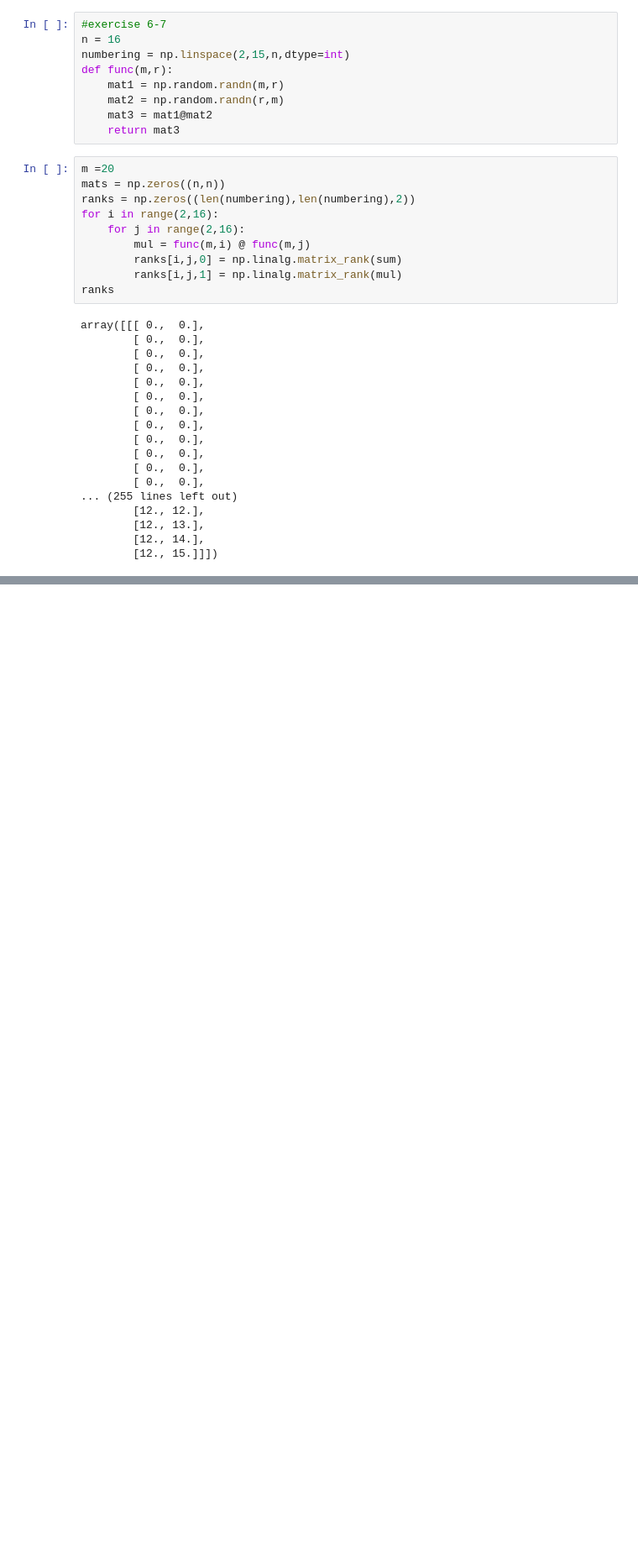
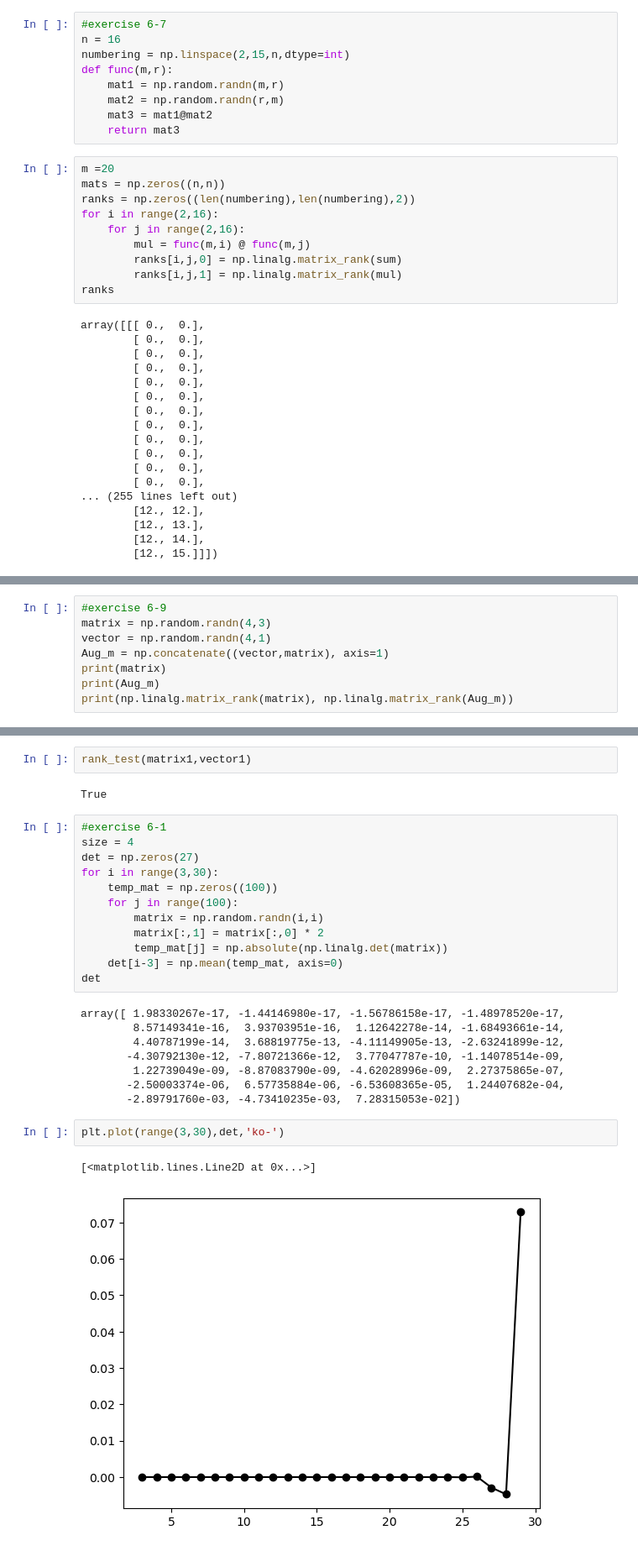
Before and after one commit to mohammadkhoubrou/Linear-Algebra-with-NumPy, a Jupyter notebook: chap6_practice.ipynb, the cells around one changed output, grey strips where cells are left out. Shown at 84% size. Cells and saved outputs as stored; diff of their text form; blank space fills up the shorter version.

```diff
--- a/chap6_practice.ipynb
+++ b/chap6_practice.ipynb
@@ -140,0 +152,8 @@ array([[[ 0.,  0.],
+# %%
+#exercise 6-9
+matrix = np.random.randn(4,3)
+vector = np.random.randn(4,1)
+Aug_m = np.concatenate((vector,matrix), axis=1)
+print(matrix)
+print(Aug_m)
+print(np.linalg.matrix_rank(matrix), np.linalg.matrix_rank(Aug_m))
@@ -140,0 +187,29 @@ array([[[ 0.,  0.],
+# %%
+rank_test(matrix1,vector1)
+# %% [output]
+True
+# %%
+#exercise 6-1
+size = 4
+det = np.zeros(27)
+for i in range(3,30):
+    temp_mat = np.zeros((100))
+    for j in range(100):
+        matrix = np.random.randn(i,i)
+        matrix[:,1] = matrix[:,0] * 2
+        temp_mat[j] = np.absolute(np.linalg.det(matrix))
+    det[i-3] = np.mean(temp_mat, axis=0)
+det
+# %% [output]
+array([ 1.98330267e-17, -1.44146980e-17, -1.56786158e-17, -1.48978520e-17,
+        8.57149341e-16,  3.93703951e-16,  1.12642278e-14, -1.68493661e-14,
+        4.40787199e-14,  3.68819775e-13, -4.11149905e-13, -2.63241899e-12,
+       -4.30792130e-12, -7.80721366e-12,  3.77047787e-10, -1.14078514e-09,
+        1.22739049e-09, -8.87083790e-09, -4.62028996e-09,  2.27375865e-07,
+       -2.50003374e-06,  6.57735884e-06, -6.53608365e-05,  1.24407682e-04,
+       -2.89791760e-03, -4.73410235e-03,  7.28315053e-02])
+# %%
+plt.plot(range(3,30),det,'ko-')
+# %% [output]
+[<matplotlib.lines.Line2D at 0x...>]
+[figure, added]
```
Also changed, not shown: parts of 4 cells of this notebook.
